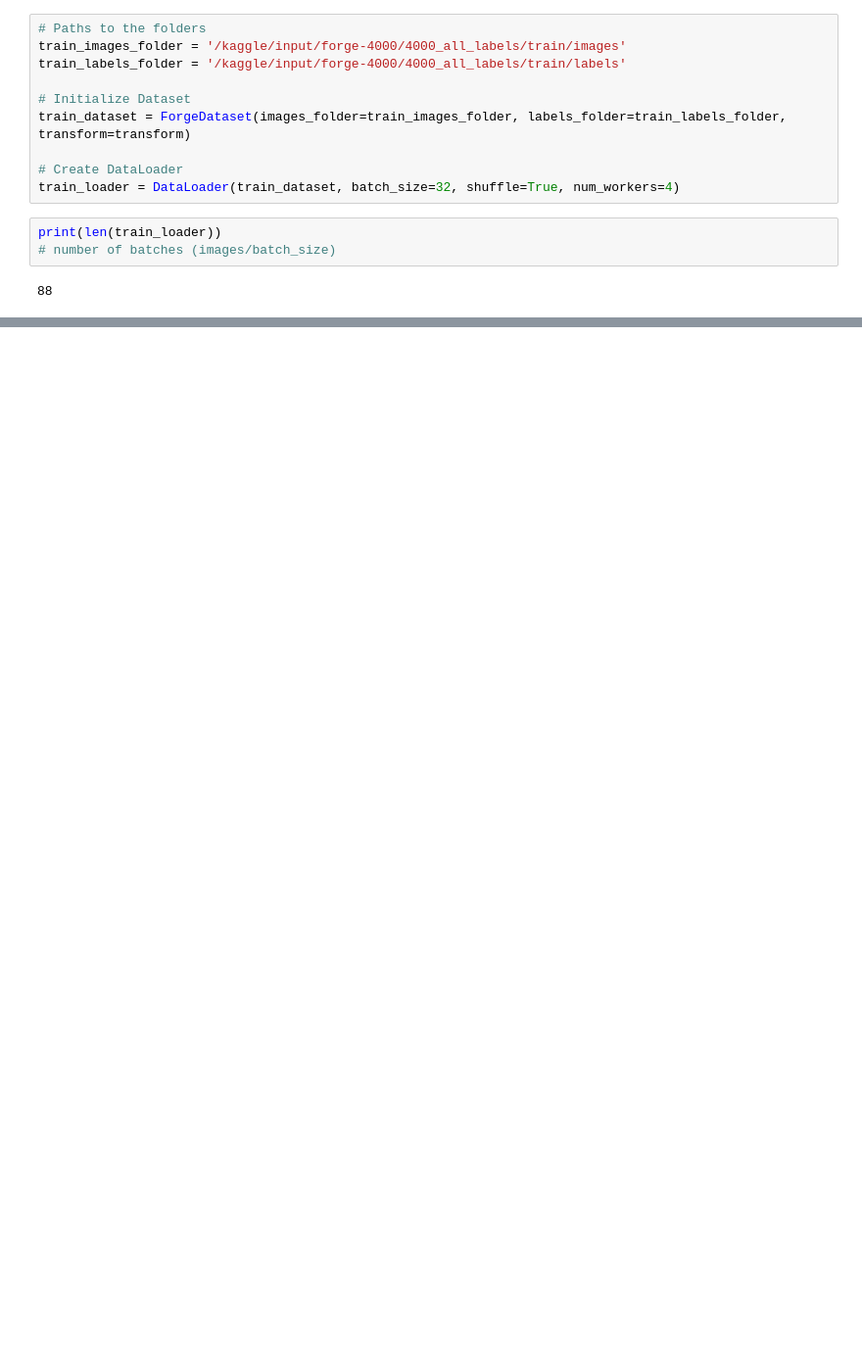
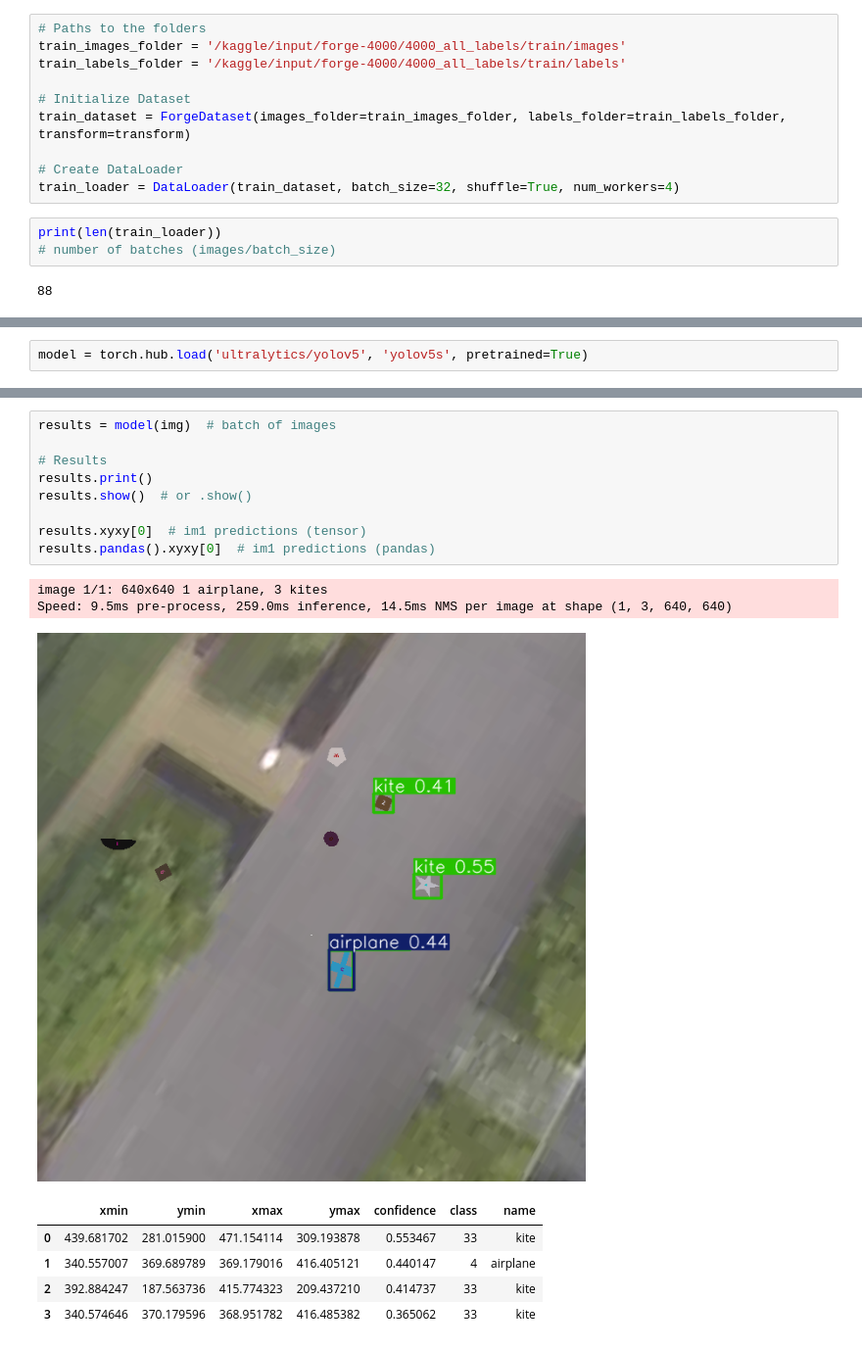
Before and after one commit to ofjuneskies/objectify, a Jupyter notebook: uav-forge-beta.ipynb, the cells around one changed output, grey strips where cells are left out. Shown at 98% size. Cells and saved outputs as stored; diff of their text form; blank space fills up the shorter version.

Commit message:
Kaggle Notebook | UAV Forge Beta | Pretrained yolo v5

```diff
--- a/uav-forge-beta.ipynb
+++ b/uav-forge-beta.ipynb
@@ -232,0 +208,2 @@ print(len(train_loader))
+# %%
+model = torch.hub.load('ultralytics/yolov5', 'yolov5s', pretrained=True)
@@ -232,0 +236,18 @@ print(len(train_loader))
+# %%
+results = model(img)  # batch of images
+
+# Results
+results.print()
+results.show()  # or .show()
+
+results.xyxy[0]  # im1 predictions (tensor)
+results.pandas().xyxy[0]  # im1 predictions (pandas)
+# %% [output]
+image 1/1: 640x640 1 airplane, 3 kites
+Speed: 9.5ms pre-process, 259.0ms inference, 14.5ms NMS per image at shape (1, 3, 640, 640)
+[figure, added]
+|  | xmin | ymin | xmax | ymax | confidence | class | name |
+| 0 | 439.681702 | 281.015900 | 471.154114 | 309.193878 | 0.553467 | 33 | kite |
+| 1 | 340.557007 | 369.689789 | 369.179016 | 416.405121 | 0.440147 | 4 | airplane |
+| 2 | 392.884247 | 187.563736 | 415.774323 | 209.437210 | 0.414737 | 33 | kite |
+| 3 | 340.574646 | 370.179596 | 368.951782 | 416.485382 | 0.365062 | 33 | kite |
```
Also changed, not shown: parts of 4 cells of this notebook.
